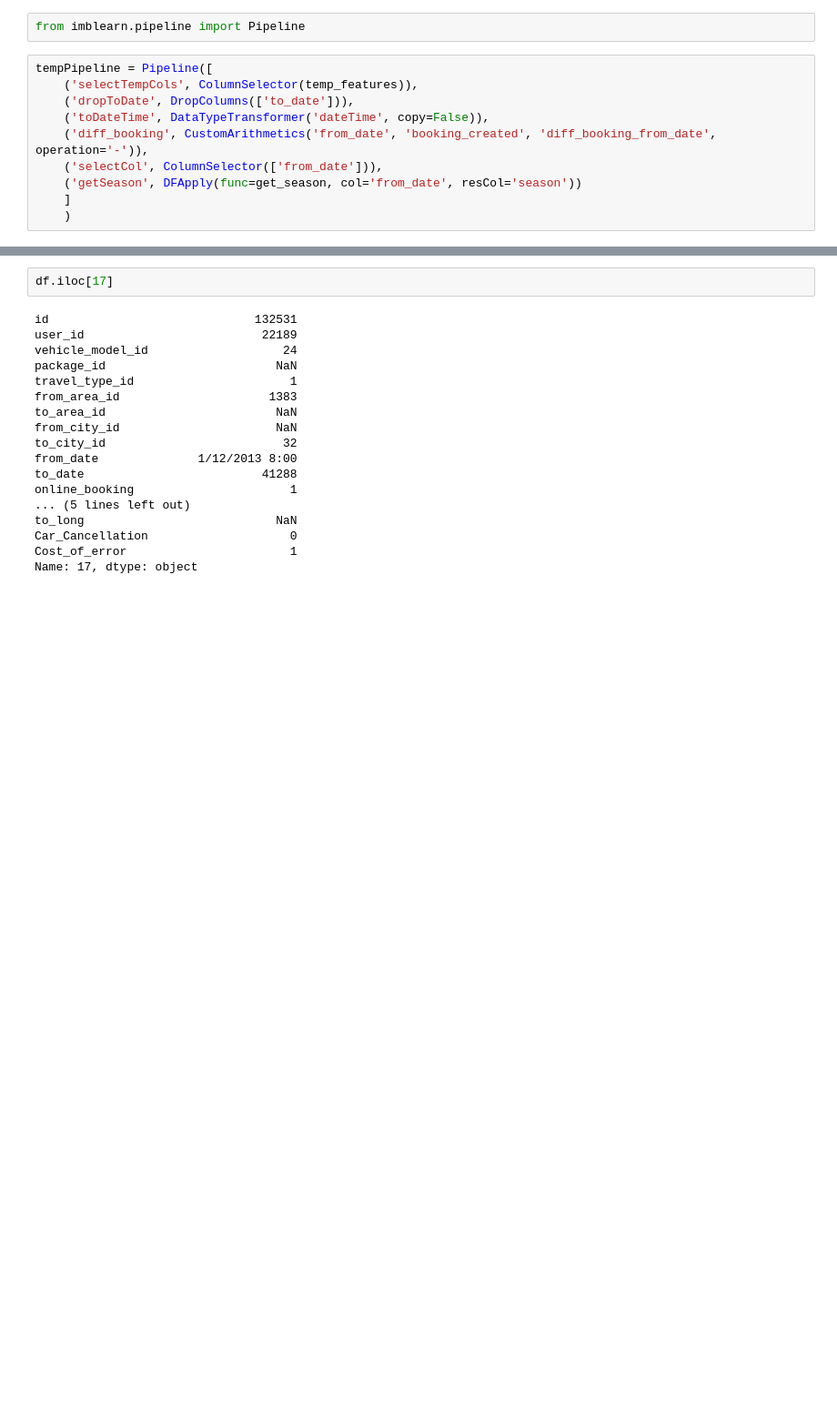
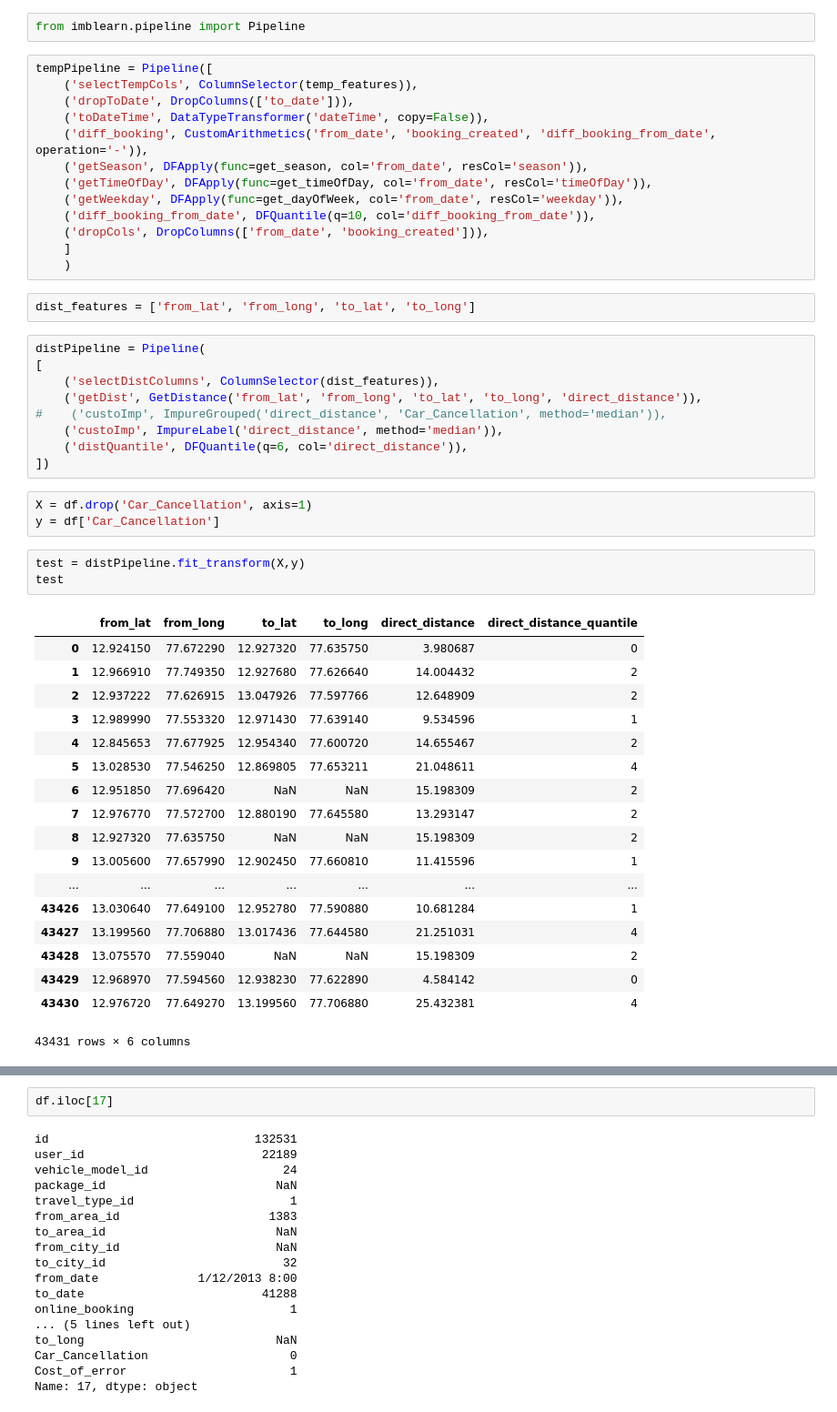
Before and after one commit to Jodahr/CabCancellation, a Jupyter notebook: CabCancellation.ipynb, the cells around one changed output, grey strips where cells are left out. Shown at 91% size. Drawn from its saved outputs; the diff is of its cells as text; blank space fills up the shorter version.

Commit message:
more transformers

```diff
--- a/CabCancellation.ipynb
+++ b/CabCancellation.ipynb
@@ -340,7 +388,46 @@ tempPipeline = Pipeline([
     ('dropToDate', DropColumns(['to_date'])),
     ('toDateTime', DataTypeTransformer('dateTime', copy=False)),
     ('diff_booking', CustomArithmetics('from_date', 'booking_created', 'diff_booking_from_date', operation='-')),
-    ('selectCol', ColumnSelector(['from_date'])),
-    ('getSeason', DFApply(func=get_season, col='from_date', resCol='season'))
+    ('getSeason', DFApply(func=get_season, col='from_date', resCol='season')),
+    ('getTimeOfDay', DFApply(func=get_timeOfDay, col='from_date', resCol='timeOfDay')),
+    ('getWeekday', DFApply(func=get_dayOfWeek, col='from_date', resCol='weekday')),
+    ('diff_booking_from_date', DFQuantile(q=10, col='diff_booking_from_date')),
+    ('dropCols', DropColumns(['from_date', 'booking_created'])),
     ]
     )
+# %%
+dist_features = ['from_lat', 'from_long', 'to_lat', 'to_long']
+# %%
+distPipeline = Pipeline(
+[
+    ('selectDistColumns', ColumnSelector(dist_features)),
+    ('getDist', GetDistance('from_lat', 'from_long', 'to_lat', 'to_long', 'direct_distance')),
+#    ('custoImp', ImpureGrouped('direct_distance', 'Car_Cancellation', method='median')),
+    ('custoImp', ImpureLabel('direct_distance', method='median')),
+    ('distQuantile', DFQuantile(q=6, col='direct_distance')),
+])
+# %%
+X = df.drop('Car_Cancellation', axis=1)
+y = df['Car_Cancellation']
+# %%
+test = distPipeline.fit_transform(X,y)
+test
+# %% [output]
+|  | from_lat | from_long | to_lat | to_long | direct_distance | direct_distance_quantile |
+| 0 | 12.924150 | 77.672290 | 12.927320 | 77.635750 | 3.980687 | 0 |
+| 1 | 12.966910 | 77.749350 | 12.927680 | 77.626640 | 14.004432 | 2 |
+| 2 | 12.937222 | 77.626915 | 13.047926 | 77.597766 | 12.648909 | 2 |
+| 3 | 12.989990 | 77.553320 | 12.971430 | 77.639140 | 9.534596 | 1 |
+| 4 | 12.845653 | 77.677925 | 12.954340 | 77.600720 | 14.655467 | 2 |
+| 5 | 13.028530 | 77.546250 | 12.869805 | 77.653211 | 21.048611 | 4 |
+| 6 | 12.951850 | 77.696420 | NaN | NaN | 15.198309 | 2 |
+| 7 | 12.976770 | 77.572700 | 12.880190 | 77.645580 | 13.293147 | 2 |
+| 8 | 12.927320 | 77.635750 | NaN | NaN | 15.198309 | 2 |
+| 9 | 13.005600 | 77.657990 | 12.902450 | 77.660810 | 11.415596 | 1 |
+| ... | ... | ... | ... | ... | ... | ... |
+| 43426 | 13.030640 | 77.649100 | 12.952780 | 77.590880 | 10.681284 | 1 |
+| 43427 | 13.199560 | 77.706880 | 13.017436 | 77.644580 | 21.251031 | 4 |
+| 43428 | 13.075570 | 77.559040 | NaN | NaN | 15.198309 | 2 |
+| 43429 | 12.968970 | 77.594560 | 12.938230 | 77.622890 | 4.584142 | 0 |
+| 43430 | 12.976720 | 77.649270 | 13.199560 | 77.706880 | 25.432381 | 4 |
+43431 rows × 6 columns
```
Also changed, not shown: parts of 3 cells of this notebook.
